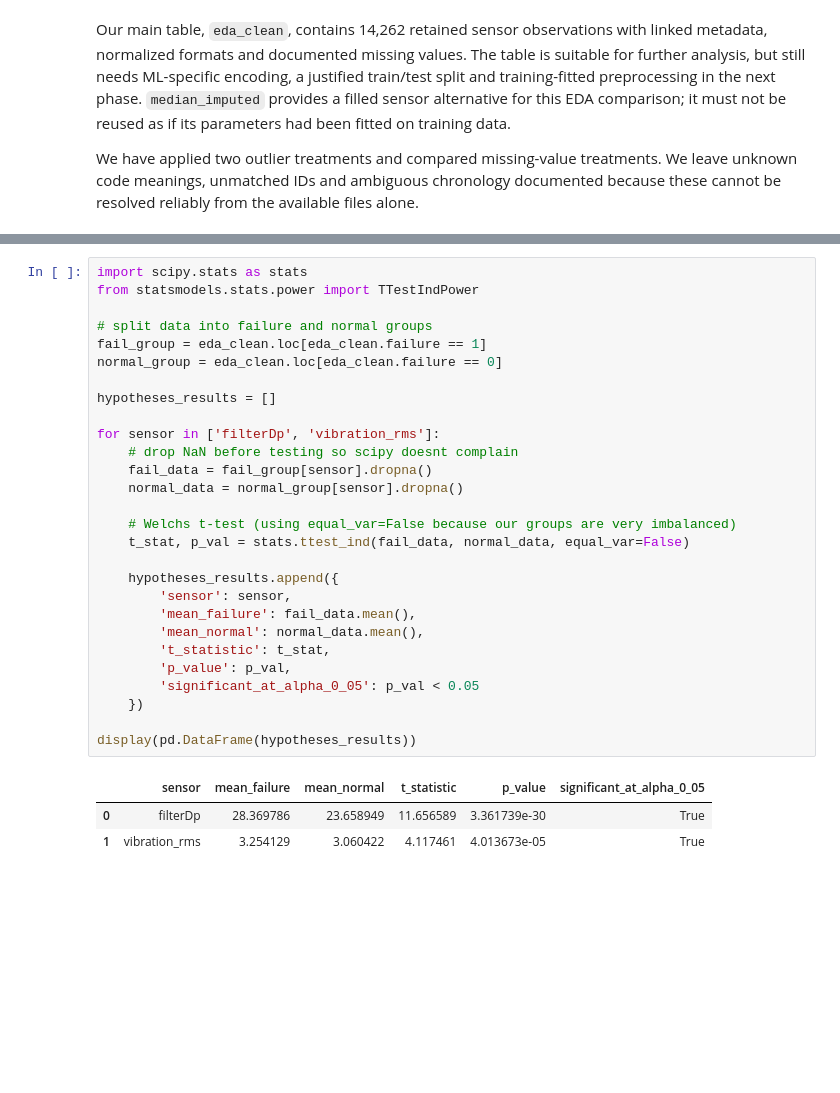
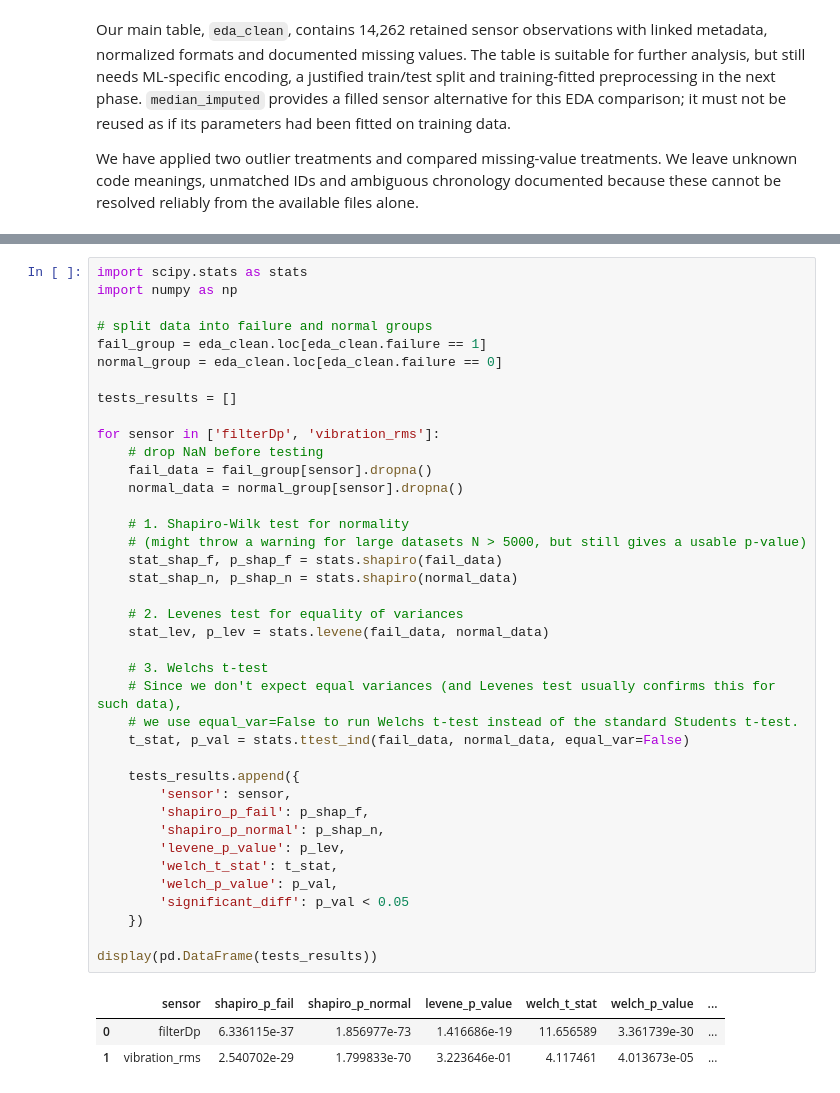
Before and after one commit to moahoukau/IAU-FIIT, a Jupyter notebook: zadanie.ipynb, the cells around one changed output, grey strips where cells are left out. Cells and saved outputs as stored; diff of their text form; blank space fills up the shorter version.

```diff
--- a/zadanie.ipynb
+++ b/zadanie.ipynb
@@ -1231,32 +1236,43 @@ To test this, we decided to use Welch's t-test. We chose this specific test beca
 # %%
 import scipy.stats as stats
-from statsmodels.stats.power import TTestIndPower
+import numpy as np
 
 # split data into failure and normal groups
 fail_group = eda_clean.loc[eda_clean.failure == 1]
 normal_group = eda_clean.loc[eda_clean.failure == 0]
 
-hypotheses_results = []
+tests_results = []
 
 for sensor in ['filterDp', 'vibration_rms']:
-    # drop NaN before testing so scipy doesnt complain
+    # drop NaN before testing
     fail_data = fail_group[sensor].dropna()
     normal_data = normal_group[sensor].dropna()
 
-    # Welchs t-test (using equal_var=False because our groups are very imbalanced)
+    # 1. Shapiro-Wilk test for normality
+    # (might throw a warning for large datasets N > 5000, but still gives a usable p-value)
+    stat_shap_f, p_shap_f = stats.shapiro(fail_data)
+    stat_shap_n, p_shap_n = stats.shapiro(normal_data)
+
+    # 2. Levenes test for equality of variances
+    stat_lev, p_lev = stats.levene(fail_data, normal_data)
+
+    # 3. Welchs t-test
+    # Since we don't expect equal variances (and Levenes test usually confirms this for such data),
+    # we use equal_var=False to run Welchs t-test instead of the standard Students t-test.
     t_stat, p_val = stats.ttest_ind(fail_data, normal_data, equal_var=False)
 
-    hypotheses_results.append({
+    tests_results.append({
         'sensor': sensor,
-        'mean_failure': fail_data.mean(),
-        'mean_normal': normal_data.mean(),
-        't_statistic': t_stat,
-        'p_value': p_val,
-        'significant_at_alpha_0_05': p_val < 0.05
+        'shapiro_p_fail': p_shap_f,
+        'shapiro_p_normal': p_shap_n,
+        'levene_p_value': p_lev,
+        'welch_t_stat': t_stat,
+        'welch_p_value': p_val,
+        'significant_diff': p_val < 0.05
     })
 
-display(pd.DataFrame(hypotheses_results))
+display(pd.DataFrame(tests_results))
 # %% [output]
-|  | sensor | mean_failure | mean_normal | t_statistic | p_value | significant_at_alpha_0_05 |
-| 0 | filterDp | 28.369786 | 23.658949 | 11.656589 | 3.361739e-30 | True |
-| 1 | vibration_rms | 3.254129 | 3.060422 | 4.117461 | 4.013673e-05 | True |
+|  | sensor | shapiro_p_fail | shapiro_p_normal | levene_p_value | welch_t_stat | welch_p_value | ... |
+| 0 | filterDp | 6.336115e-37 | 1.856977e-73 | 1.416686e-19 | 11.656589 | 3.361739e-30 | ... |
+| 1 | vibration_rms | 2.540702e-29 | 1.799833e-70 | 3.223646e-01 | 4.117461 | 4.013673e-05 | ... |
```
Also changed, not shown: parts of 5 cells of this notebook.
